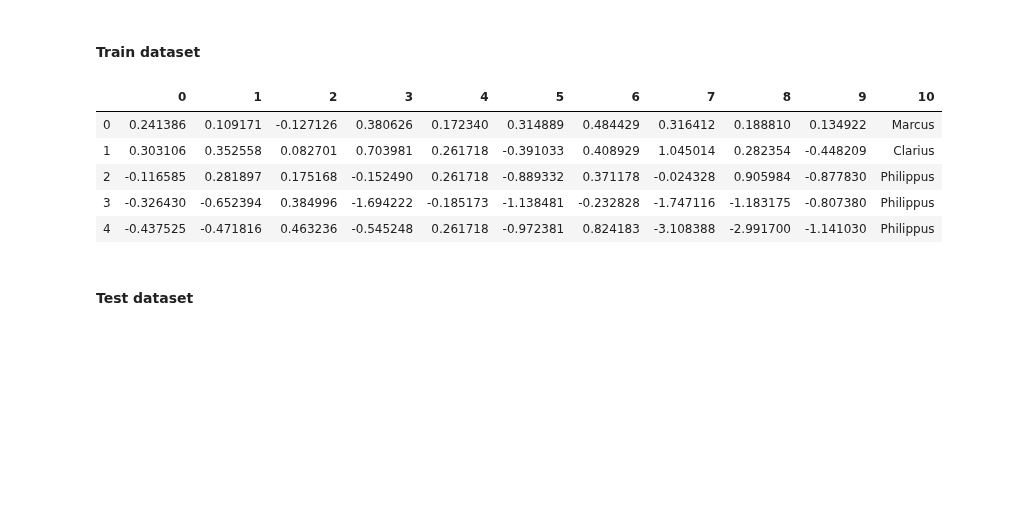
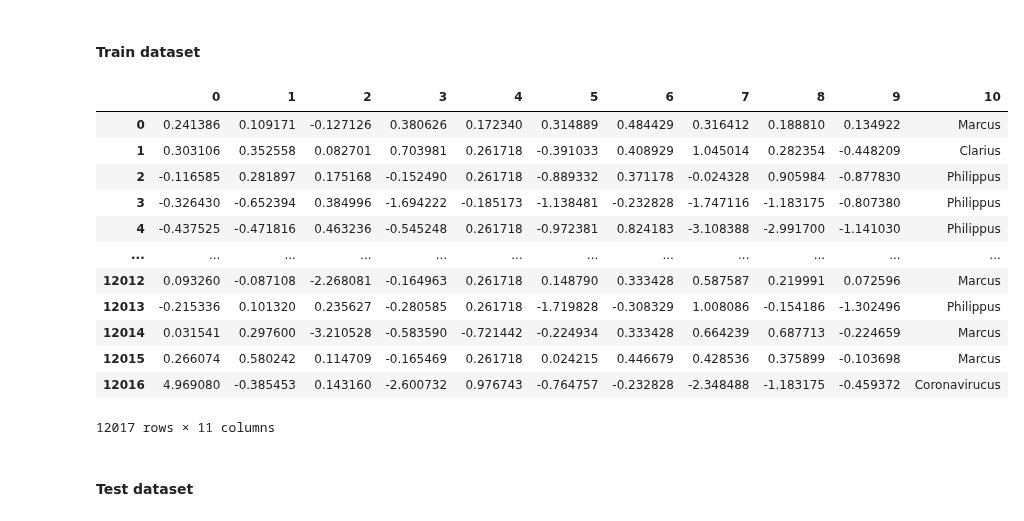
Before and after one commit to Clapiniella/lab-avila-bible, a Jupyter notebook: your-code/main.ipynb, the cells around one changed output. Cells and saved outputs as stored; diff of their text form; code cells hidden in the pictures; blank space fills up the shorter version.

```diff
--- a/your-code/main.ipynb
+++ b/your-code/main.ipynb
@@ -37,14 +39,21 @@ We have also included a **sample submission** which is of the exact shape and fo
 # %%
 train_dataset = pd.read_csv('../data/training_dataset.csv', index_col=0)
 # %%
-train_dataset.head()
+train_dataset
 # %% [output]
 |  | 0 | 1 | 2 | 3 | 4 | 5 | 6 | 7 | 8 | 9 | 10 |
 | 0 | 0.241386 | 0.109171 | -0.127126 | 0.380626 | 0.172340 | 0.314889 | 0.484429 | 0.316412 | 0.188810 | 0.134922 | Marcus |
 | 1 | 0.303106 | 0.352558 | 0.082701 | 0.703981 | 0.261718 | -0.391033 | 0.408929 | 1.045014 | 0.282354 | -0.448209 | Clarius |
 | 2 | -0.116585 | 0.281897 | 0.175168 | -0.152490 | 0.261718 | -0.889332 | 0.371178 | -0.024328 | 0.905984 | -0.877830 | Philippus |
 | 3 | -0.326430 | -0.652394 | 0.384996 | -1.694222 | -0.185173 | -1.138481 | -0.232828 | -1.747116 | -1.183175 | -0.807380 | Philippus |
 | 4 | -0.437525 | -0.471816 | 0.463236 | -0.545248 | 0.261718 | -0.972381 | 0.824183 | -3.108388 | -2.991700 | -1.141030 | Philippus |
+| ... | ... | ... | ... | ... | ... | ... | ... | ... | ... | ... | ... |
+| 12012 | 0.093260 | -0.087108 | -2.268081 | -0.164963 | 0.261718 | 0.148790 | 0.333428 | 0.587587 | 0.219991 | 0.072596 | Marcus |
+| 12013 | -0.215336 | 0.101320 | 0.235627 | -0.280585 | 0.261718 | -1.719828 | -0.308329 | 1.008086 | -0.154186 | -1.302496 | Philippus |
+| 12014 | 0.031541 | 0.297600 | -3.210528 | -0.583590 | -0.721442 | -0.224934 | 0.333428 | 0.664239 | 0.687713 | -0.224659 | Marcus |
+| 12015 | 0.266074 | 0.580242 | 0.114709 | -0.165469 | 0.261718 | 0.024215 | 0.446679 | 0.428536 | 0.375899 | -0.103698 | Marcus |
+| 12016 | 4.969080 | -0.385453 | 0.143160 | -2.600732 | 0.976743 | -0.764757 | -0.232828 | -2.348488 | -1.183175 | -0.459372 | Coronavirucus |
+12017 rows × 11 columns
 # %% [markdown]
 #### Test dataset
 # %%
```
Also changed, not shown: parts of 41 cells of this notebook.
